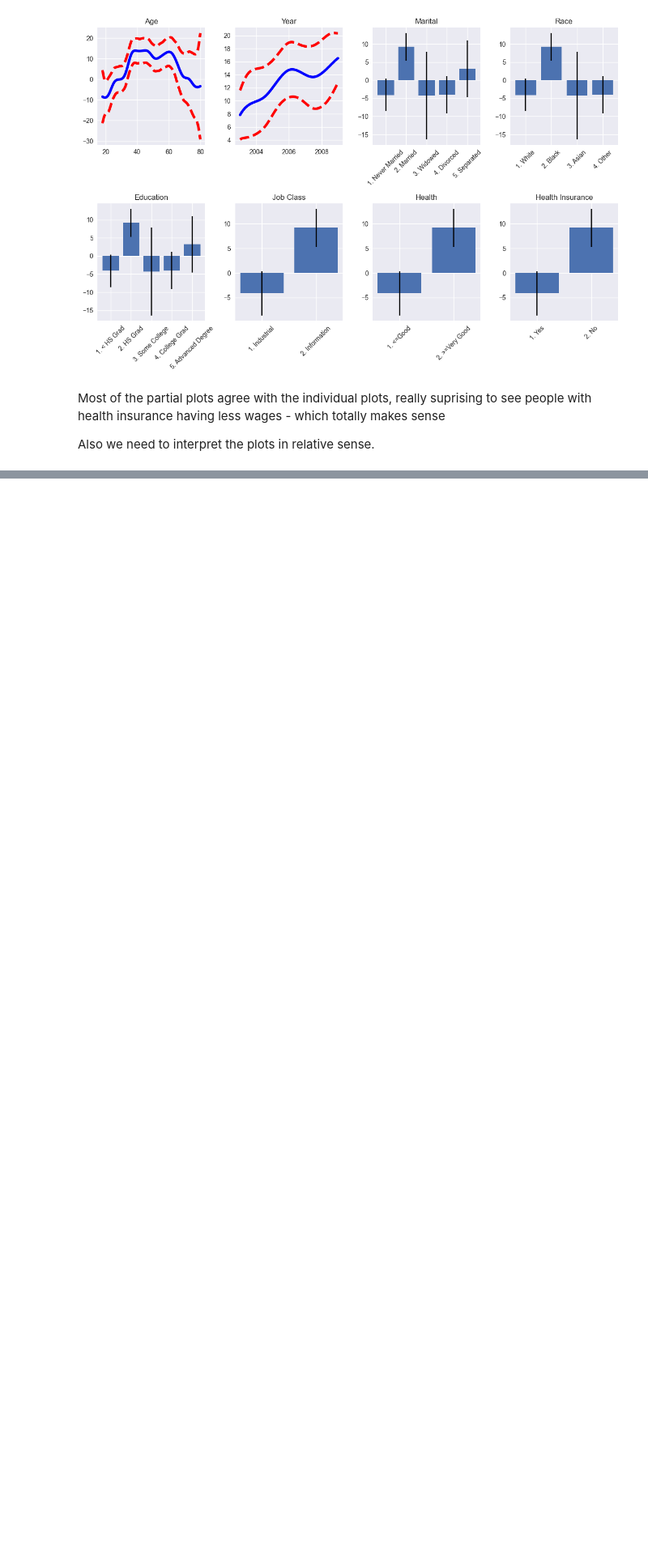
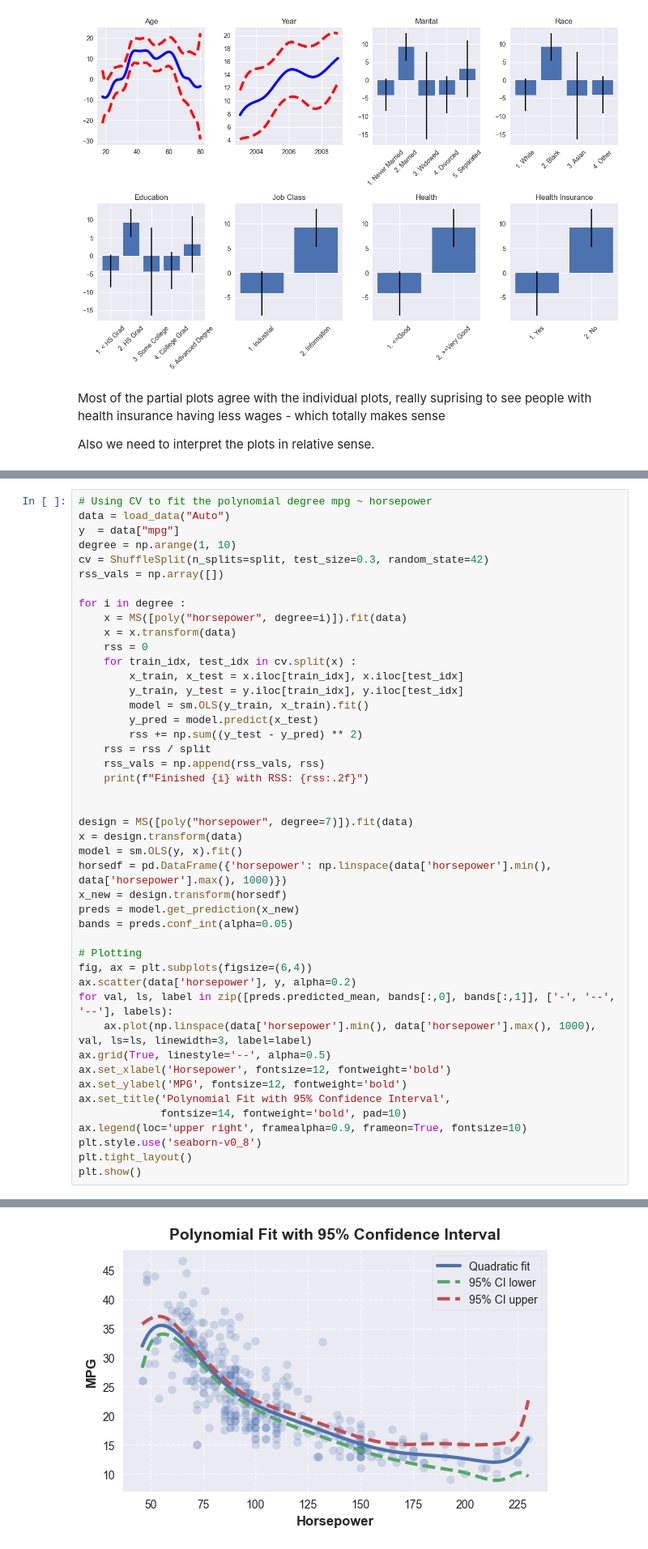
Before and after one commit to kkkamur07/ISL-Learning, a Jupyter notebook: NonLinearity/nonLinearity-questions.ipynb, the cells around one changed output, grey strips where cells are left out. Shown at 81% size. Saved outputs shown, nothing was run; the diff lists cells and outputs as text; blank space fills up the shorter version.

```diff
--- a/NonLinearity/nonLinearity-questions.ipynb
+++ b/NonLinearity/nonLinearity-questions.ipynb
@@ -268,0 +312,46 @@ Also we need to interpret the plots in relative sense.
+# %%
+# Using CV to fit the polynomial degree mpg ~ horsepower
+data = load_data("Auto")
+y  = data["mpg"]
+degree = np.arange(1, 10)
+cv = ShuffleSplit(n_splits=split, test_size=0.3, random_state=42)
+rss_vals = np.array([])
+
+for i in degree :
+    x = MS([poly("horsepower", degree=i)]).fit(data)
+    x = x.transform(data)
+    rss = 0
+    for train_idx, test_idx in cv.split(x) :
+        x_train, x_test = x.iloc[train_idx], x.iloc[test_idx]
+        y_train, y_test = y.iloc[train_idx], y.iloc[test_idx]
+        model = sm.OLS(y_train, x_train).fit()
+        y_pred = model.predict(x_test)
+        rss += np.sum((y_test - y_pred) ** 2)
+    rss = rss / split
+    rss_vals = np.append(rss_vals, rss)
+    print(f"Finished {i} with RSS: {rss:.2f}")
+
+
+design = MS([poly("horsepower", degree=7)]).fit(data)
+x = design.transform(data)
+model = sm.OLS(y, x).fit()
+horsedf = pd.DataFrame({'horsepower': np.linspace(data['horsepower'].min(), data['horsepower'].max(), 1000)})
+x_new = design.transform(horsedf)
+preds = model.get_prediction(x_new)
+bands = preds.conf_int(alpha=0.05)
+
+# Plotting
+fig, ax = plt.subplots(figsize=(6,4))
+ax.scatter(data['horsepower'], y, alpha=0.2)
+for val, ls, label in zip([preds.predicted_mean, bands[:,0], bands[:,1]], ['-', '--', '--'], labels):
+    ax.plot(np.linspace(data['horsepower'].min(), data['horsepower'].max(), 1000), val, ls=ls, linewidth=3, label=label)
+ax.grid(True, linestyle='--', alpha=0.5)
+ax.set_xlabel('Horsepower', fontsize=12, fontweight='bold')
+ax.set_ylabel('MPG', fontsize=12, fontweight='bold')
+ax.set_title('Polynomial Fit with 95% Confidence Interval',
+             fontsize=14, fontweight='bold', pad=10)
+ax.legend(loc='upper right', framealpha=0.9, frameon=True, fontsize=10)
+plt.style.use('seaborn-v0_8')
+plt.tight_layout()
+plt.show()
+# %% [output]
@@ -268,0 +367 @@ Also we need to interpret the plots in relative sense.
+[figure, added]
```
Also changed, not shown: parts of 17 cells of this notebook.
